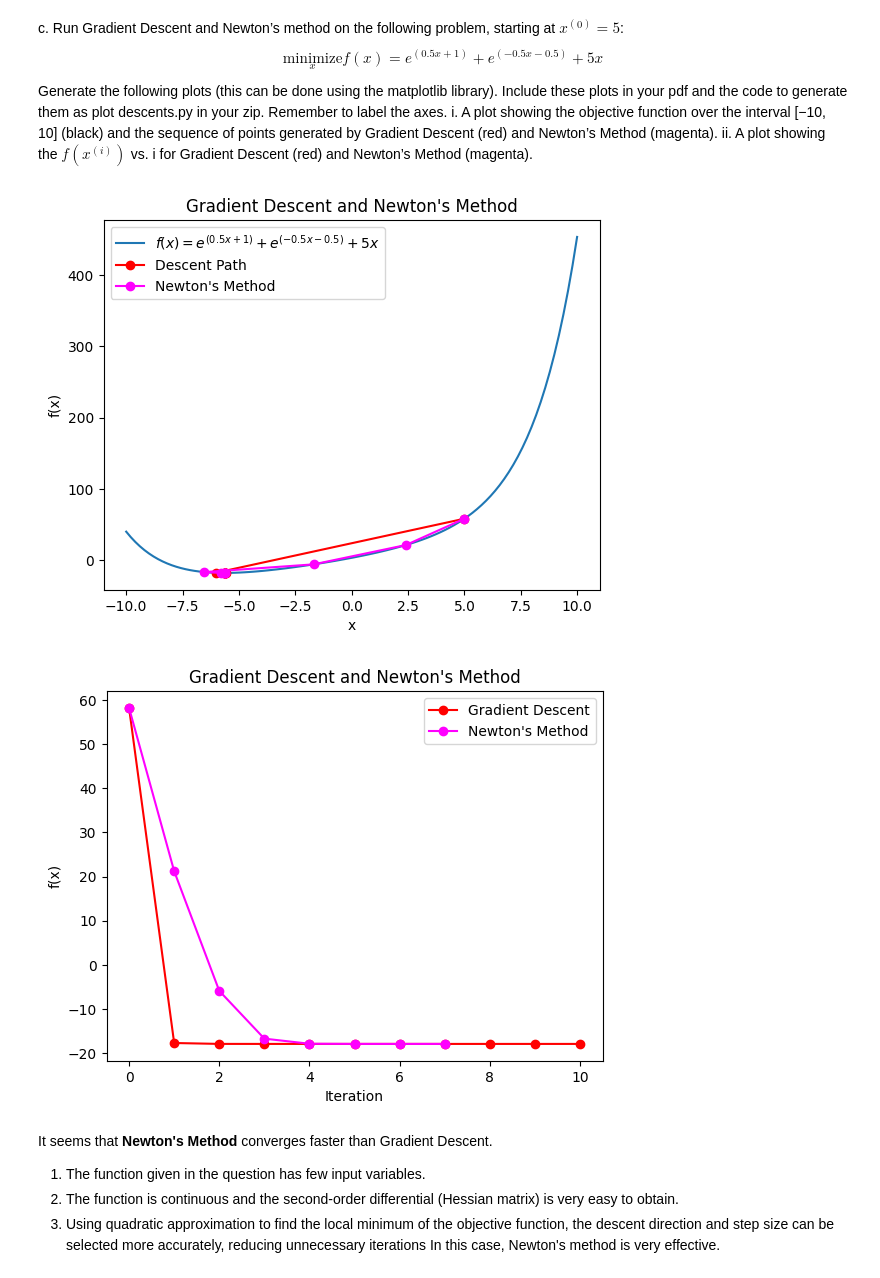
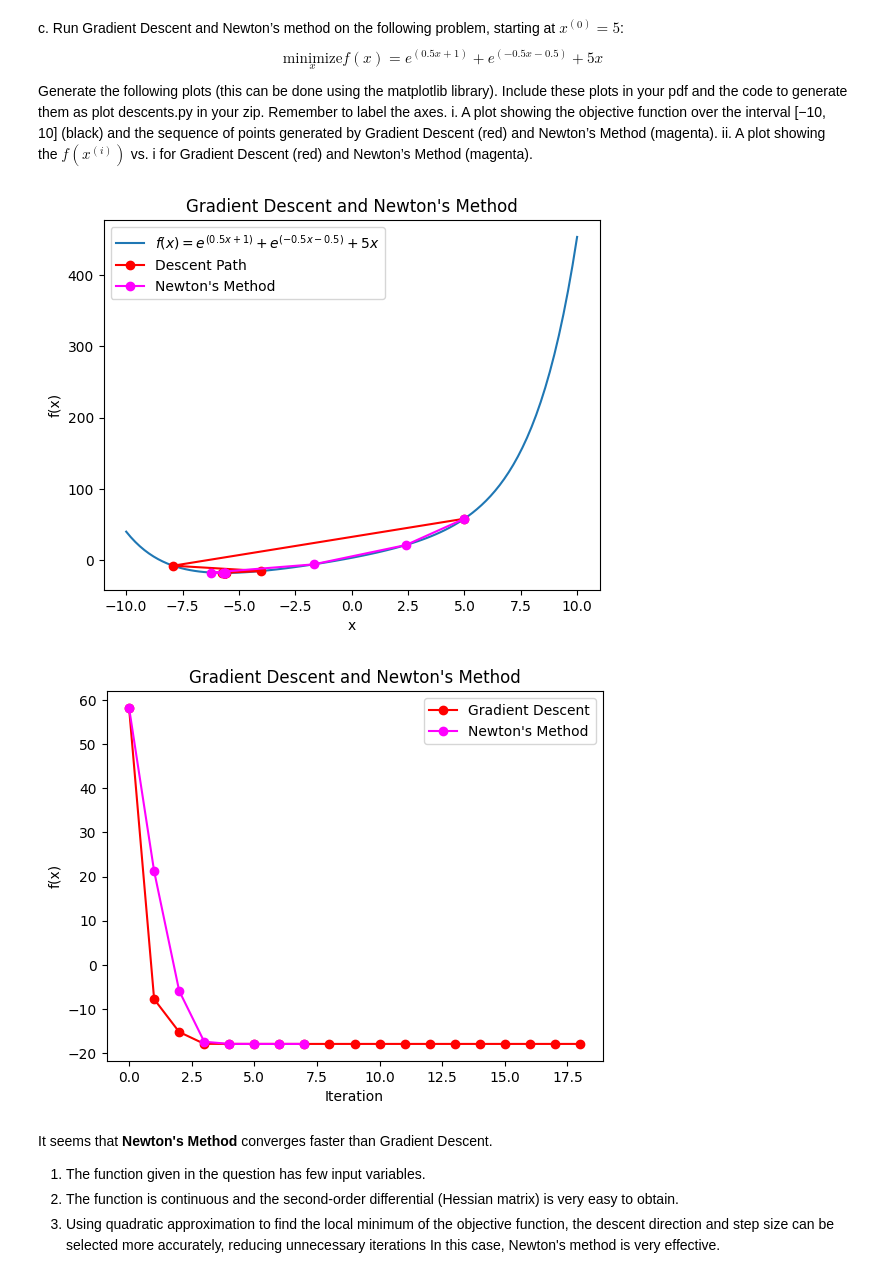
Before and after one commit to Jinjaguo/ROB442-EECS465, a Jupyter notebook: Rob422_HW/HW2/HW2.ipynb, the cells around one changed output. Cells and saved outputs as stored; diff of their text form; code cells hidden in the pictures.

```diff
--- a/Rob422_HW/HW2/HW2.ipynb
+++ b/Rob422_HW/HW2/HW2.ipynb
@@ -191,7 +191,7 @@ a. Implement the Gradient Descent algorithm. Use your backtracking line search i
 # %%
 # Use your backtracking line search implementation (with the same α and β as above) to compute the step length.  Use ε = 0.0001.
 
-def gradient_descent(f, grad_f, x_init, alpha=0.3, beta=0.8, epsilon=0.0001, max_iter=1000):
+def gradient_descent(f, grad_f, x_init, alpha=0.1, beta=0.6, epsilon=0.0001, max_iter=1000):
     x = x_init
     points = [x]
     for _ in range(max_iter):
@@ -216,7 +216,7 @@ Submit your code as newtonsmethod.py in your zip file.
 # %%
 # Use your backtracking line search implementation (with the same α and β as above) to compute the step length. Use ε = 0.0001.
 
-def newton_method(f, grad_f, hessian_f, x_init, alpha=0.3, beta=0.8, epsilon=0.0001, max_iter=1000):
+def newton_method(f, grad_f, hessian_f, x_init, alpha=0.1, beta=0.6, epsilon=0.0001, max_iter=1000):
     x = x_init
     points = [x]
     for _ in range(max_iter):
@@ -249,36 +249,36 @@ input_x = np.linspace(-10, 10, 100)
 
 def f(x):
     return np.exp(0.5*x + 1) + np.exp(-0.5*x - 0.5) + 5*x
 def grad_f(x):
     return 0.5 * np.exp(0.5*x + 1) - 0.5 *np.exp(-0.5*x - 0.5) + 5
 def hessian_f(x):
     return 0.25 * np.exp(0.5*x + 1) + 0.25 * np.exp(-0.5*x - 0.5)
 
 output = []
 for x in input_x:
     output.append(f(x))
 plt.plot(input_x, output, label='$f(x) = e^{(0.5x+1)} + e^{(-0.5x-0.5)} + 5x$')
 
 # Gradient Descent
 x_init = 5
-x_opt, points = gradient_descent(f, grad_f, x_init, alpha=0.3, beta=0.8, epsilon=0.0001, max_iter=1000)
+x_opt, points = gradient_descent(f, grad_f, x_init, alpha=0.1, beta=0.6, epsilon=0.0001, max_iter=1000)
 f_opt = f(x_opt)
 points_y = [f(x) for x in points]
 
 # Newton's Method
-x_opt_newton, points_newton = newton_method(f, grad_f, hessian_f, x_init, alpha=0.3, beta=0.8, epsilon=0.0001, max_iter=1000)
+x_opt_newton, points_newton = newton_method(f, grad_f, hessian_f, x_init, alpha=0.1, beta=0.6, epsilon=0.0001, max_iter=1000)
 f_opt_newton = f(x_opt_newton)
 points_newton_y = [f(x) for x in points_newton]
 
 plt.plot(points, points_y, marker='o', color='red', linestyle='-', label='Descent Path')
 plt.plot(points_newton, points_newton_y, marker='o', color='magenta', linestyle='-', label='Newton\'s Method')
 plt.legend()
 plt.xlabel('x')
 plt.ylabel('f(x)')
 plt.title('Gradient Descent and Newton\'s Method')
 plt.show()
 # %% [output]
-[figure, old version]
+[figure, new version]
 # %%
 plt.plot(range(len(points_y)), points_y, marker='o', color='red', linestyle='-', label='Gradient Descent')
 plt.plot(range(len(points_newton_y)), points_newton_y, marker='o', color='magenta', linestyle='-', label='Newton\'s Method')
@@ -288,7 +288,7 @@ plt.ylabel('f(x)')
 plt.title('Gradient Descent and Newton\'s Method')
 plt.show()
 # %% [output]
-[figure, old version]
+[figure, new version]
 # %% [markdown]
 It seems that **Newton's Method** converges faster than Gradient Descent.
 1. The function given in the question has few input variables.
```
Also changed, not shown: parts of 6 cells of this notebook.
